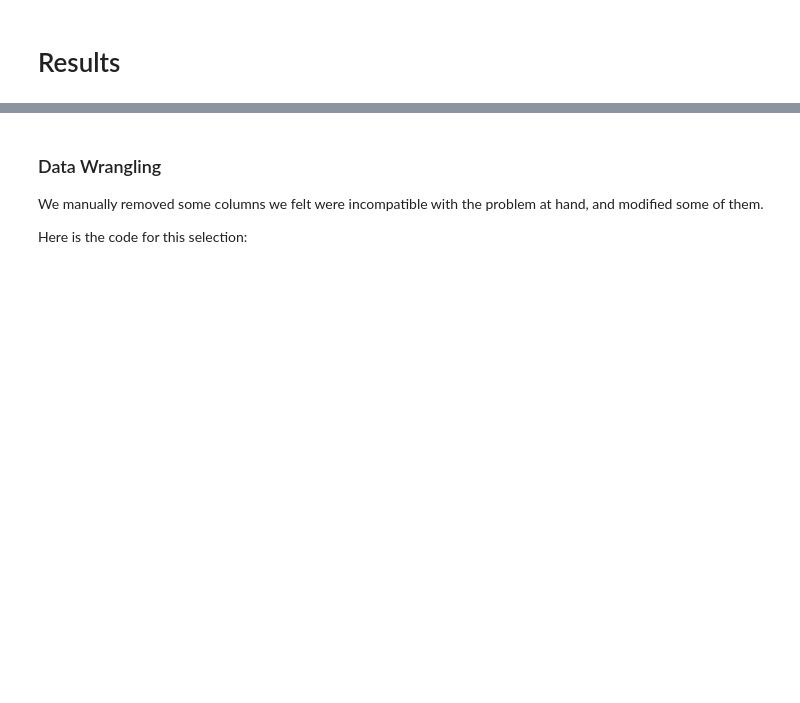
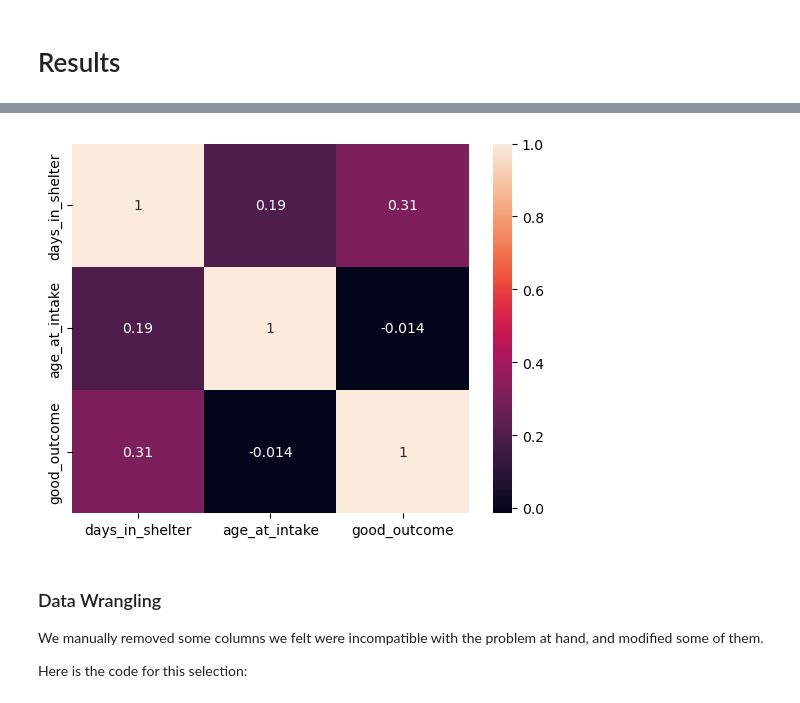
Before and after one commit to COGS118A/Group009-SP23, a Jupyter notebook: FinalProject_Group009-SP23.ipynb, the cells around one changed output, grey strips where cells are left out. Cells and saved outputs as stored; diff of their text form; code cells hidden in the pictures; blank space fills up the shorter version.

```diff
--- a/FinalProject_Group009-SP23.ipynb
+++ b/FinalProject_Group009-SP23.ipynb
@@ -91,3 +149,11 @@ $$\text{F-score} = 2 \times \frac{\text{Precision} \times \text{Recall}}{\text{P
+# %%
+df_1 = df.drop(columns=['Primary Color', 'Secondary Color', "Sex", "Intake Condition", "Intake Type", "Intake Subtype", "Reason for Intake", "Jurisdiction"])
+# %%
+corr_matrix = df_1.corr()
+sns.heatmap(corr_matrix, annot=True)
+plt.show()
+# %% [output]
+[figure, added]
 # %% [markdown]
 ### Data Wrangling
 
```
Also changed, not shown: parts of 8 cells of this notebook.
